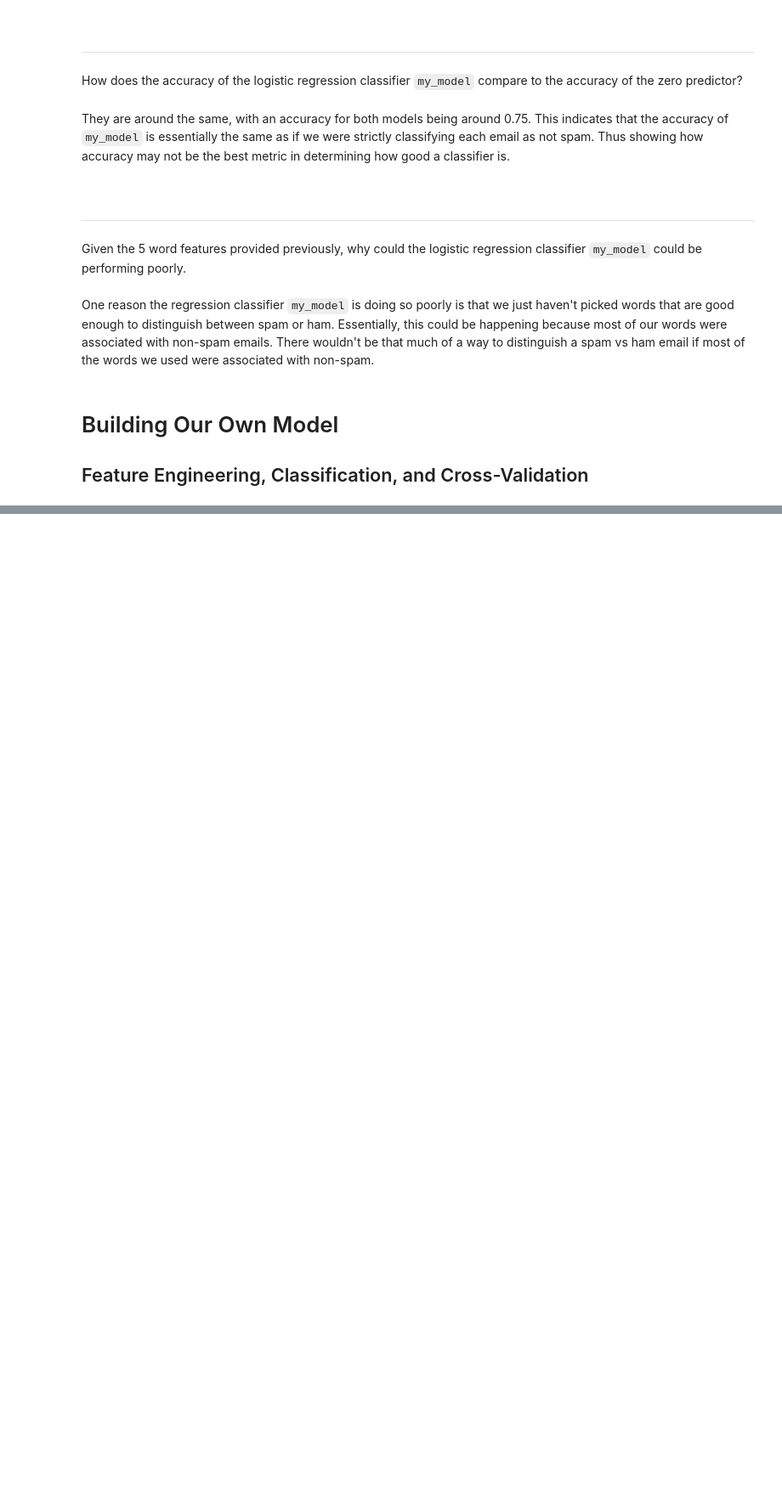
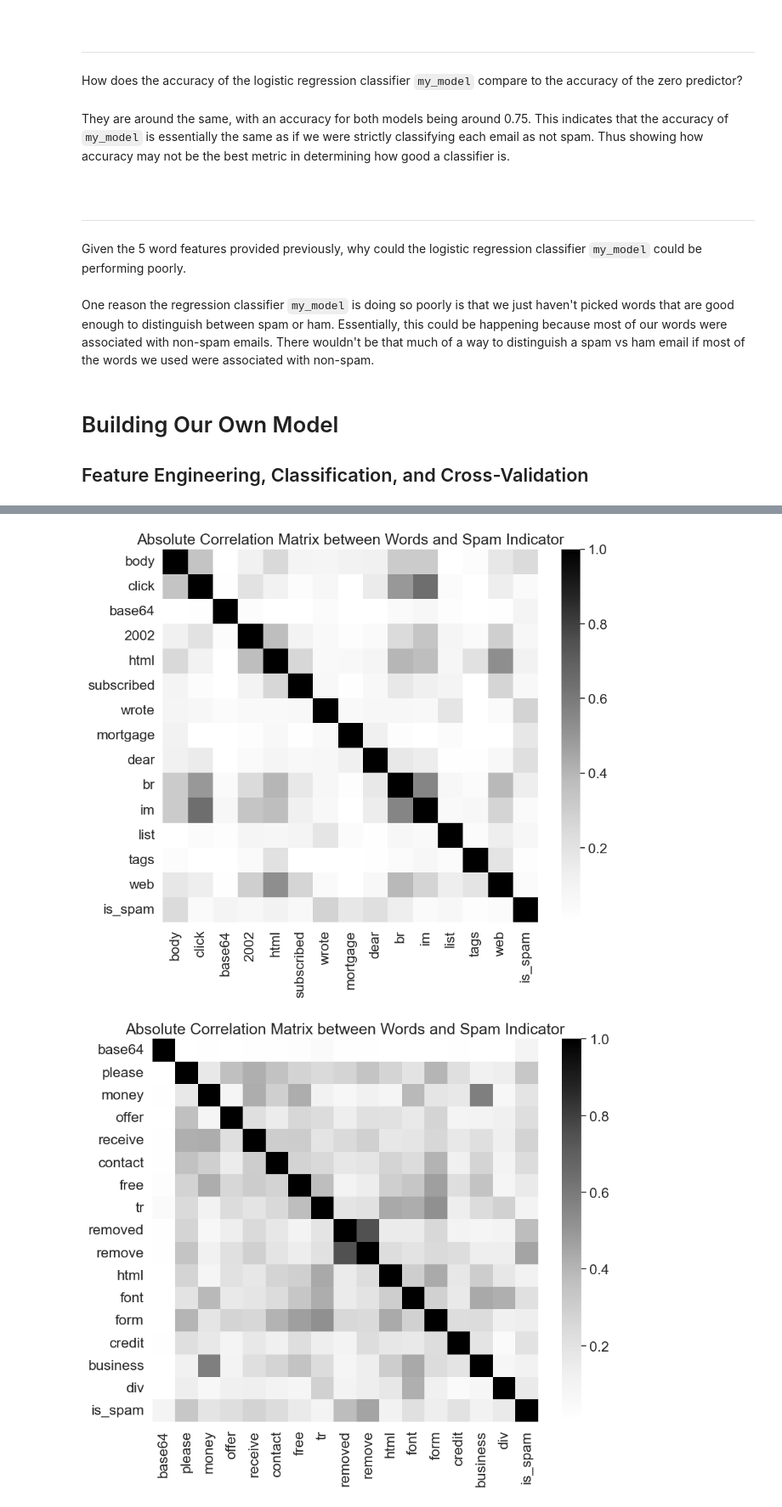
Before and after one commit to brandonconcepcion/Spam-vs-Ham, a Jupyter notebook: Notebook.ipynb, the cells around one changed output, grey strips where cells are left out. Shown at 85% size. Drawn from its saved outputs; the diff is of its cells as text; code cells hidden in the pictures; blank space fills up the shorter version.

```diff
--- a/Notebook.ipynb
+++ b/Notebook.ipynb
@@ -1403,0 +547,49 @@ Your submission has been exported. Click here to download the zip file.
+# %%
+import pandas as pd
+import seaborn as sns
+import matplotlib.pyplot as plt
+
+# Assume train is your DataFrame and words_in_texts is a function you have defined
+
+# First set of spam words
+spam_words = ['body', 'click', 'base64', '2002', 'html','subscribed','wrote', 'mortgage', 'dear', 'br', 'im', 'list', 'tags', 'web']
+
+train_spam_words = train.copy()
+
+# First word counts
+word_counts = pd.DataFrame(words_in_texts(spam_words, train_spam_words['email']), columns=spam_words)
+
+for word in spam_words:
+    word_counts[word] = train_spam_words['email'].str.count(word)
+
+word_counts['is_spam'] = train_spam_words['spam']
+
+# Calculate the absolute correlation matrix
+correlation_matrix = word_counts.corr().abs()
+
+plt.figure(figsize=(10, 8))
+sns.heatmap(correlation_matrix, cmap='Greys', annot=False)
+plt.title('Absolute Correlation Matrix between Words and Spam Indicator')
+plt.show()
+
+# Second set of spam words
+spam2_words = ['base64', 'please','money', 'offer', 'receive', 'contact', 'free', 'tr', 'removed', 'remove', 'html', 'font', 'form', 'credit', 'business', 'div']
+
+word_counts_2 = pd.DataFrame(words_in_texts(spam2_words, train_spam_words['email']), columns=spam2_words)
+
+for word in spam2_words:
+    word_counts_2[word] = train_spam_words['email'].str.count(word)
+
+word_counts_2['is_spam'] = train_spam_words['spam']
+
+# Calculate the absolute correlation matrix for the second set of words
+correlation_matrix_2 = word_counts_2.corr().abs()
+
+plt.figure(figsize=(10, 8))
+sns.heatmap(correlation_matrix_2, cmap='Greys', annot=False)
+plt.title('Absolute Correlation Matrix between Words and Spam Indicator')
+plt.savefig('correlation_matrix_2.png', dpi=300)
+plt.show()
+# %% [output]
+[figure, added]
+[figure, added]
```
Also changed, not shown: parts of 113 cells of this notebook, 2 other files.
